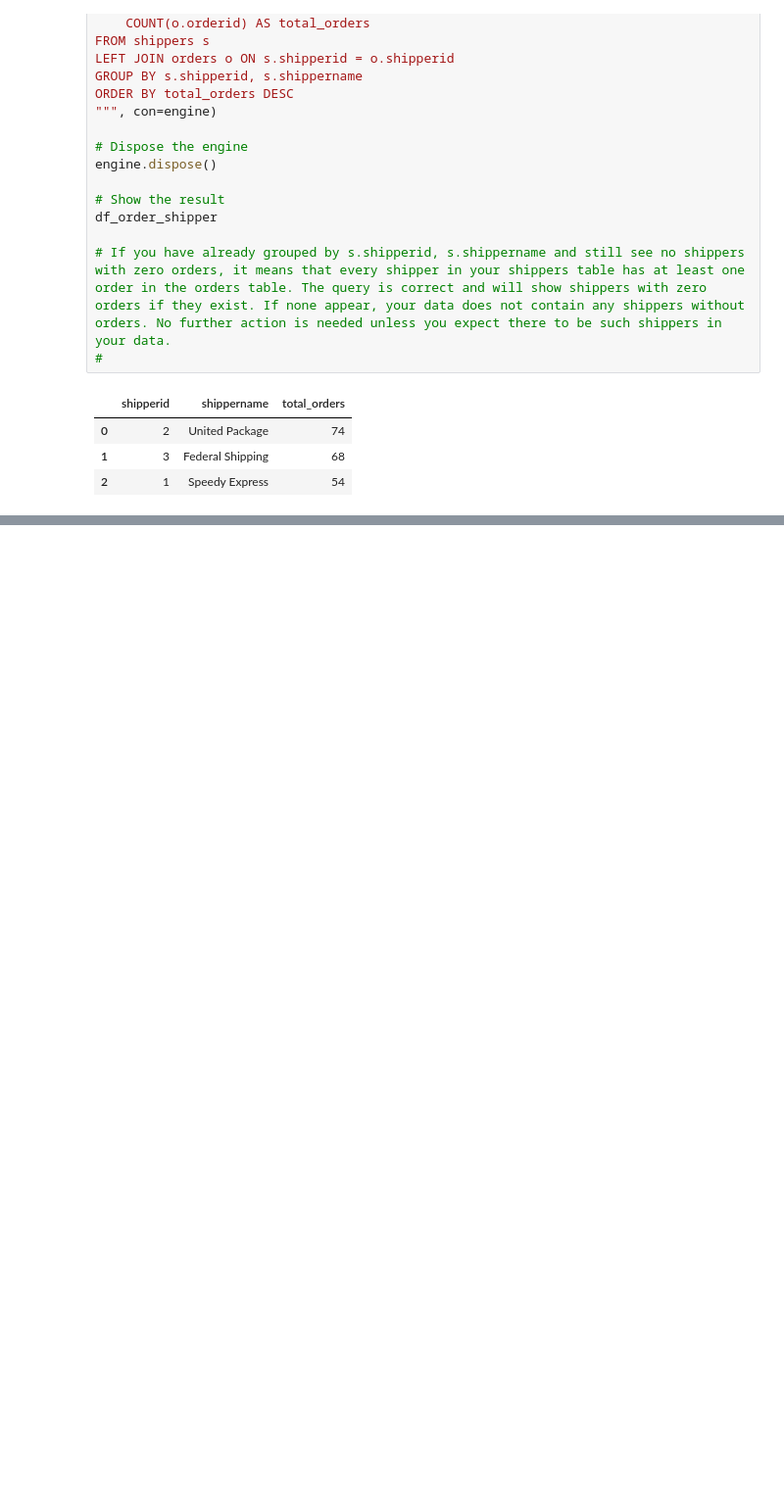
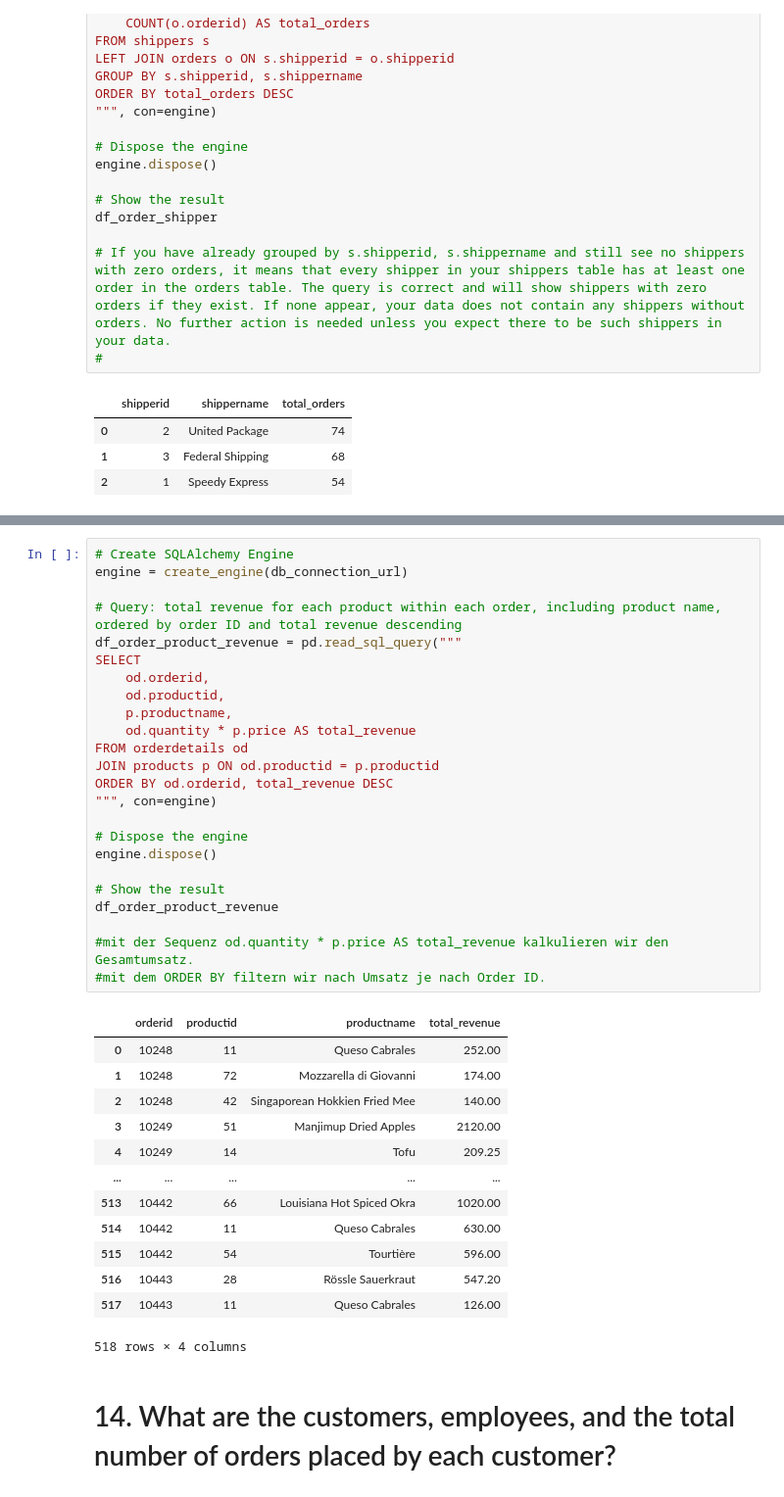
Before and after one commit to migifor-forstmi4/python_postgresql_pgadmin, a Jupyter notebook: postgres_northwind_data.ipynb, the cells around one changed output, grey strips where cells are left out. Shown at 98% size. Drawn from its saved outputs; the diff is of its cells as text; blank space fills up the shorter version.

```diff
--- a/postgres_northwind_data.ipynb
+++ b/postgres_northwind_data.ipynb
@@ -881,0 +1056,40 @@ df_order_shipper
+# %%
+# Create SQLAlchemy Engine
+engine = create_engine(db_connection_url)
+
+# Query: total revenue for each product within each order, including product name, ordered by order ID and total revenue descending
+df_order_product_revenue = pd.read_sql_query("""
+SELECT
+    od.orderid,
+    od.productid,
+    p.productname,
+    od.quantity * p.price AS total_revenue
+FROM orderdetails od
+JOIN products p ON od.productid = p.productid
+ORDER BY od.orderid, total_revenue DESC
+""", con=engine)
+
+# Dispose the engine
+engine.dispose()
+
+# Show the result
+df_order_product_revenue
+
+#mit der Sequenz od.quantity * p.price AS total_revenue kalkulieren wir den Gesamtumsatz.
+#mit dem ORDER BY filtern wir nach Umsatz je nach Order ID.
+# %% [output]
+|  | orderid | productid | productname | total_revenue |
+| 0 | 10248 | 11 | Queso Cabrales | 252.00 |
+| 1 | 10248 | 72 | Mozzarella di Giovanni | 174.00 |
+| 2 | 10248 | 42 | Singaporean Hokkien Fried Mee | 140.00 |
+| 3 | 10249 | 51 | Manjimup Dried Apples | 2120.00 |
+| 4 | 10249 | 14 | Tofu | 209.25 |
+| ... | ... | ... | ... | ... |
+| 513 | 10442 | 66 | Louisiana Hot Spiced Okra | 1020.00 |
+| 514 | 10442 | 11 | Queso Cabrales | 630.00 |
+| 515 | 10442 | 54 | Tourtière | 596.00 |
+| 516 | 10443 | 28 | Rössle Sauerkraut | 547.20 |
+| 517 | 10443 | 11 | Queso Cabrales | 126.00 |
+518 rows × 4 columns
+# %% [markdown]
+# 14. What are the customers, employees, and the total number of orders placed by each customer?
```
Also changed, not shown: parts of 24 cells of this notebook.
